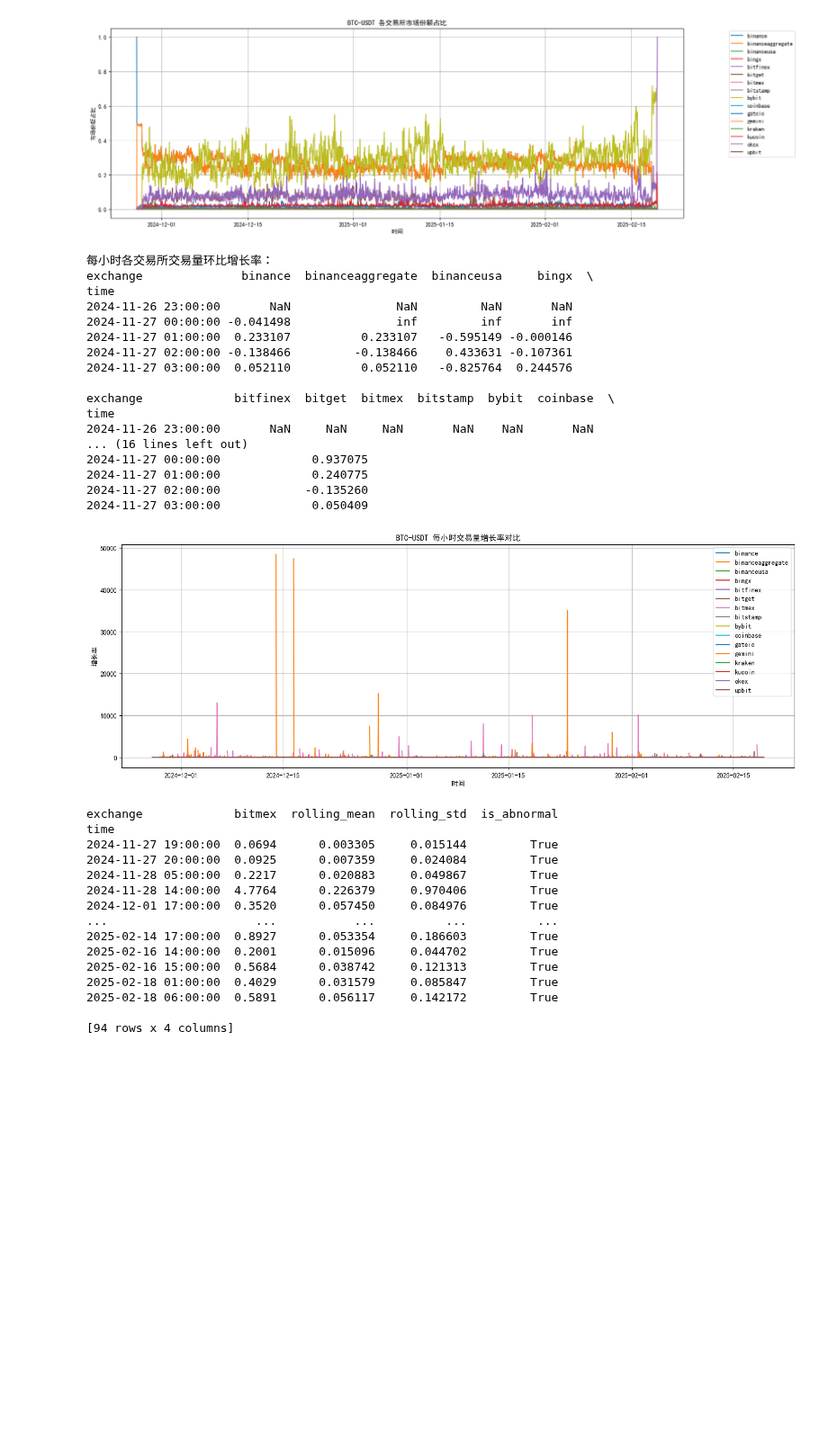
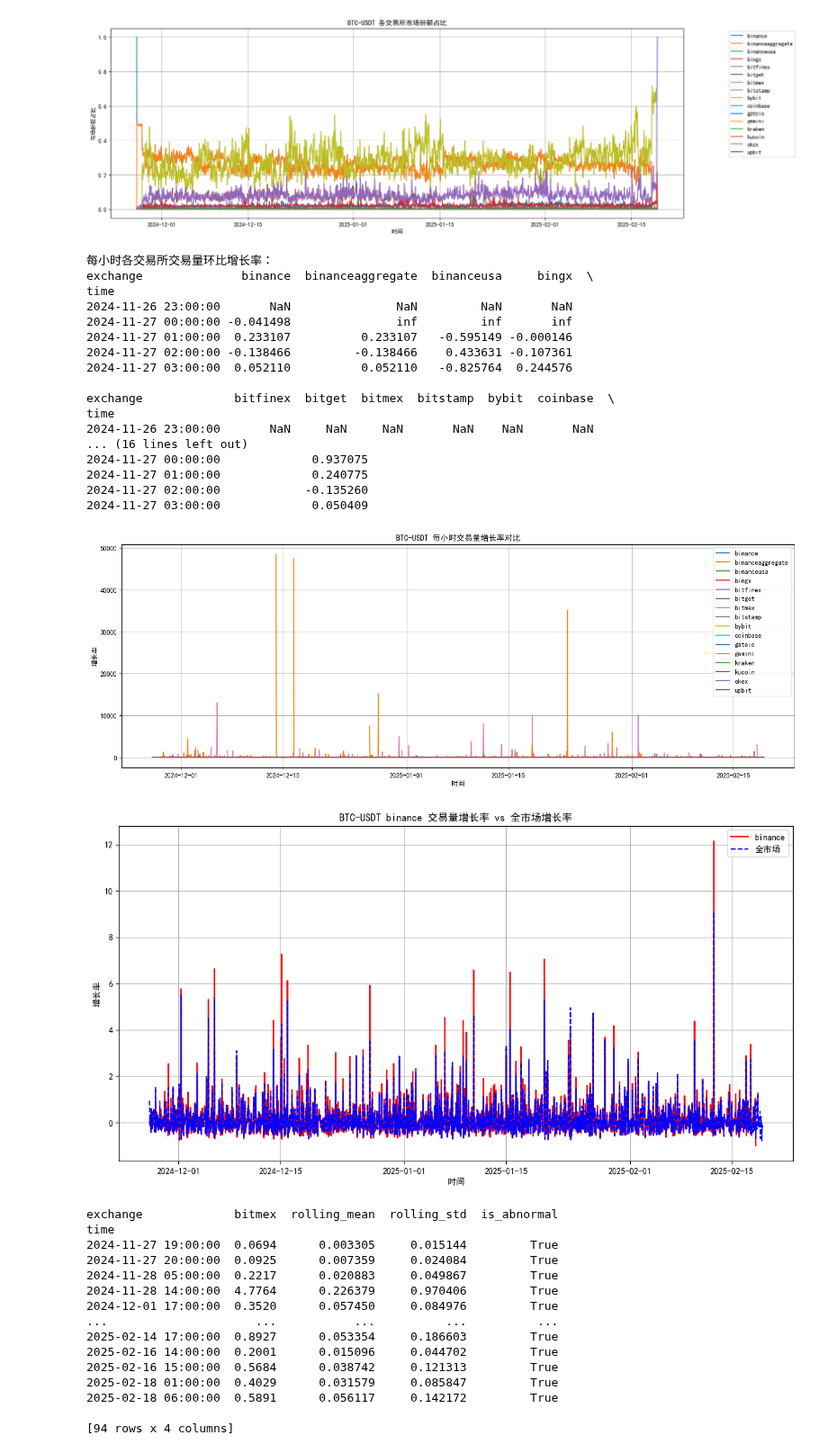
Before and after one commit to Cacidy/Project, a Jupyter notebook: spot_volume/data_process.ipynb, the cells around one changed output. Shown at 90% size. Drawn from its saved outputs; the diff is of its cells as text; code cells hidden in the pictures; blank space fills up the shorter version.

```diff
--- a/spot_volume/data_process.ipynb
+++ b/spot_volume/data_process.ipynb
@@ -171,51 +171,52 @@ plt.legend()
 plt.grid()
 plt.show()
 
-# target_exchange = "binance"
-# # 可视化：目标交易所增长率 vs 全市场增长率
-# if target_exchange in hourly_volume_growth.columns:
-#     plt.figure(figsize=(14, 7))
-#     plt.plot(hourly_volume_growth.index, hourly_volume_growth[target_exchange], label=target_exchange, color="red")
-#     plt.plot(hourly_volume_growth.index, hourly_volume_growth["total_market_volume"], label="全市场", color="blue", linestyle="--")
-#     plt.title(f"{target_instrument} {target_exchange} 交易量增长率 vs 全市场增长率")
-#     plt.xlabel("时间")
-#     plt.ylabel("增长率")
-#     plt.legend()
-#     plt.grid()
-#     plt.show()
-# else:
-#     print(f"⚠️ 目标交易所 {target_exchange} 不在数据中！")
+target_exchange = "binance"
+# 可视化：目标交易所增长率 vs 全市场增长率
+if target_exchange in hourly_volume_growth.columns:
+    plt.figure(figsize=(14, 7))
+    plt.plot(hourly_volume_growth.index, hourly_volume_growth[target_exchange], label=target_exchange, color="red")
+    plt.plot(hourly_volume_growth.index, hourly_volume_growth["total_market_volume"], label="全市场", color="blue", linestyle="--")
+    plt.title(f"{target_instrument} {target_exchange} 交易量增长率 vs 全市场增长率")
+    plt.xlabel("时间")
+    plt.ylabel("增长率")
+    plt.legend()
+    plt.grid()
+    plt.show()
+else:
+    print(f"⚠️ 目标交易所 {target_exchange} 不在数据中！")
 
 # for exchange in hourly_volume_growth.columns:
 #     if exchange != "total_market_volume":  # 排除总交易量列
 #         plt.figure(figsize=(14, 7))
 #         plt.plot(hourly_volume_growth.index, hourly_volume_growth[exchange], label=exchange, color="red")
 #         plt.plot(hourly_volume_growth.index, hourly_volume_growth["total_market_volume"], label="全市场", color="blue", linestyle="--")
 #         plt.title(f"{target_instrument} {exchange} 交易量增长率 vs 全市场增长率")
 #         plt.xlabel("时间")
 #         plt.ylabel("增长率")
 #         plt.legend()
 #         plt.grid()
 #         plt.show()
 # %% [output]
 每小时各交易所交易量环比增长率：
 exchange              binance  binanceaggregate  binanceusa     bingx  \
 time
 2024-11-26 23:00:00       NaN               NaN         NaN       NaN
 2024-11-27 00:00:00 -0.041498               inf         inf       inf
 2024-11-27 01:00:00  0.233107          0.233107   -0.595149 -0.000146
 2024-11-27 02:00:00 -0.138466         -0.138466    0.433631 -0.107361
 2024-11-27 03:00:00  0.052110          0.052110   -0.825764  0.244576
 
 exchange             bitfinex  bitget  bitmex  bitstamp  bybit  coinbase  \
 time
 2024-11-26 23:00:00       NaN     NaN     NaN       NaN    NaN       NaN
 ... (16 lines left out)
 2024-11-27 00:00:00             0.937075
 2024-11-27 01:00:00             0.240775
 2024-11-27 02:00:00            -0.135260
 2024-11-27 03:00:00             0.050409
 [figure]
+[figure, added]
 # %%
 bitmex_data = hourly_volume[["bitmex"]].copy()
 
```
